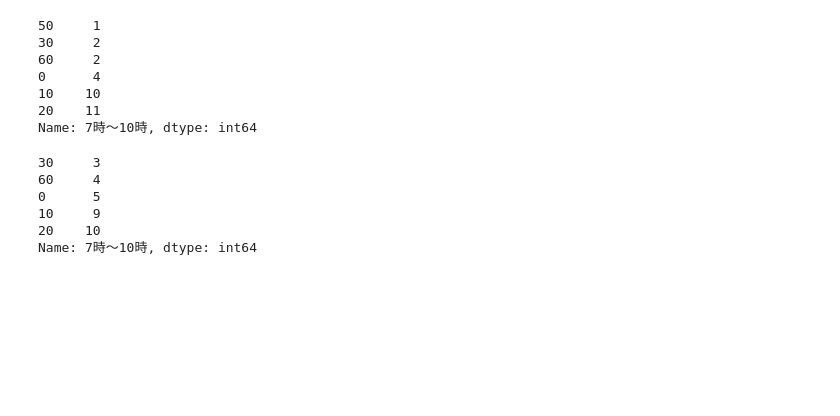
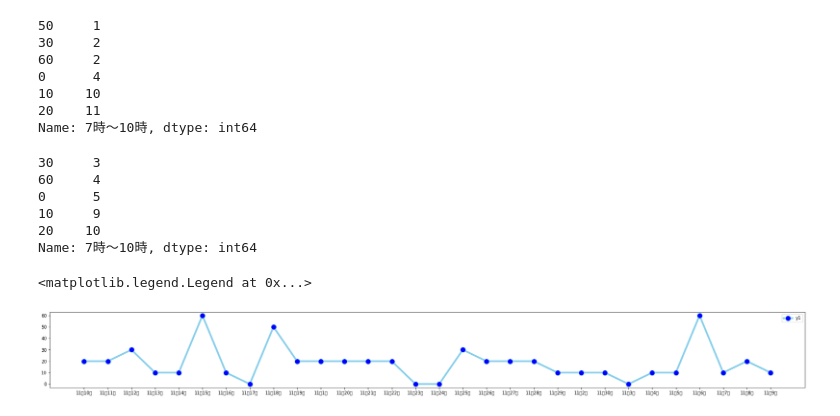
Before and after one commit to asmrt/train_delay_analysis, a Jupyter notebook: saikyo_lt_202001.ipynb, the cells around one changed output. Saved outputs shown, nothing was run; the diff lists cells and outputs as text; code cells hidden in the pictures; blank space fills up the shorter version.

```diff
--- a/saikyo_lt_202001.ipynb
+++ b/saikyo_lt_202001.ipynb
@@ -150,3 +167,17 @@ dec_df['7時～10時'].value_counts().sort_values()
 10     9
 20    10
 Name: 7時～10時, dtype: int64
+# %%
+# Nov Data
+df=pd.DataFrame({'x': nov_df['日付'], 'y1': nov_df['7時～10時'] })
+
+# multiple line plot
+fig = plt.figure(figsize=(6.0, 3.0))
+ax = fig.add_subplot(111)
+ax.set_position([0.5,0.1,4,0.8])
+
+plt.plot( 'x', 'y1', data=df, marker='o', markerfacecolor='blue', markersize=12, color='skyblue', linewidth=4)
+plt.legend()
+# %% [output]
+<matplotlib.legend.Legend at 0x...>
+[figure, added]
```
Also changed, not shown: parts of 3 cells of this notebook.
